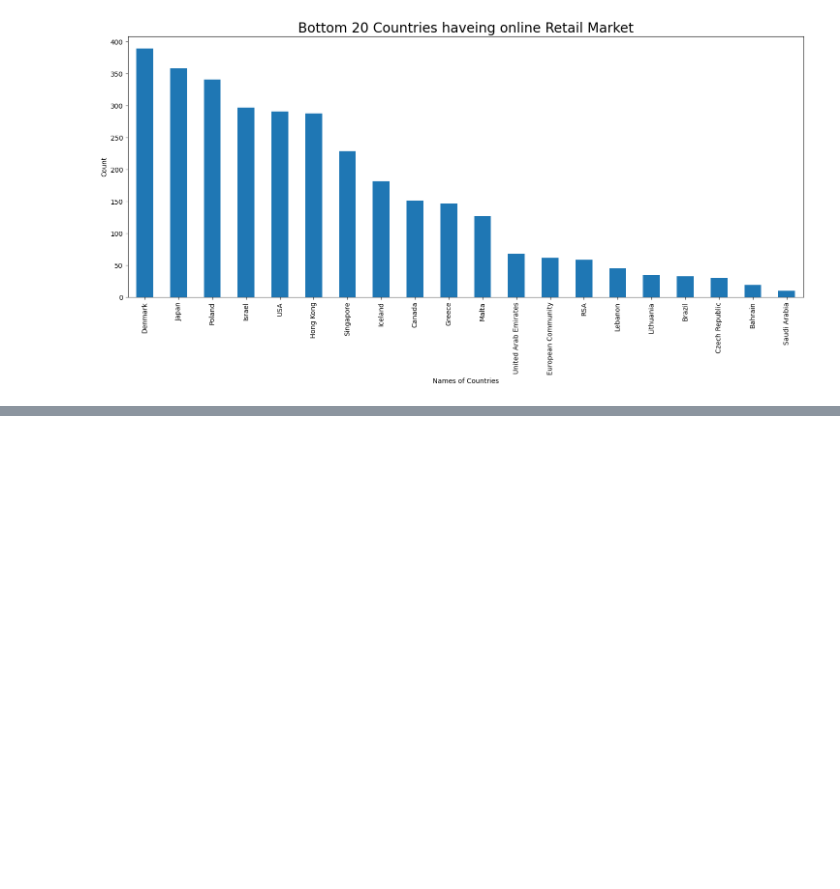
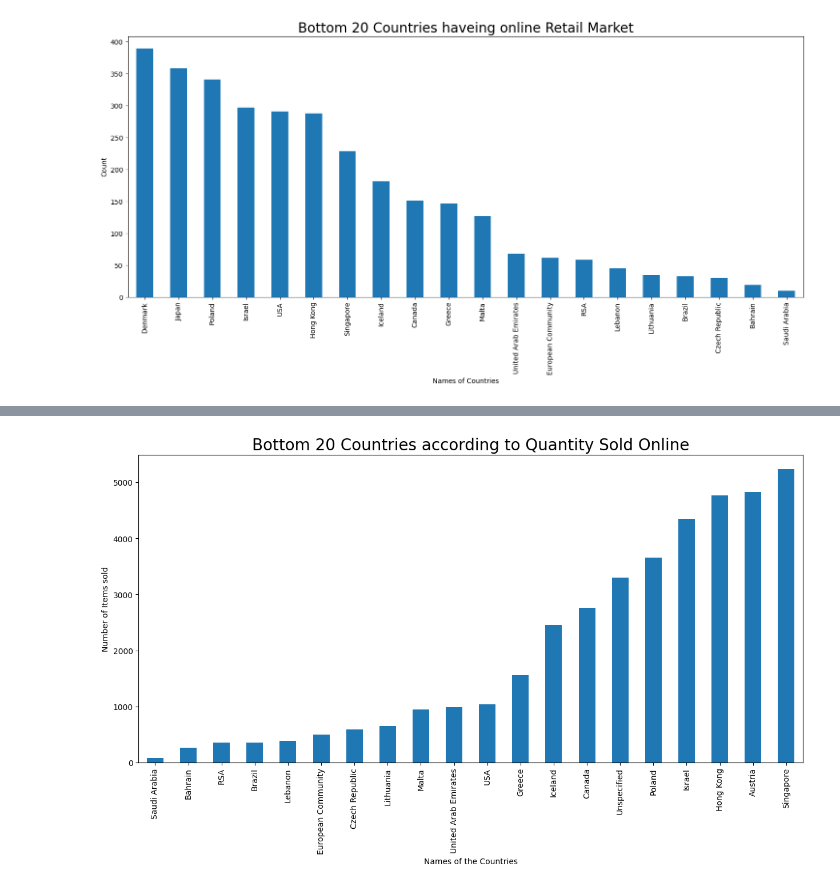
Before and after one commit to isauravmanitripathi/Online-Retail-Transaction, a Jupyter notebook: Online-Retail.ipynb, the cells around one changed output, grey strips where cells are left out. Cells and saved outputs as stored; diff of their text form; code cells hidden in the pictures; blank space fills up the shorter version.

```diff
--- a/Online-Retail.ipynb
+++ b/Online-Retail.ipynb
@@ -186,0 +208,10 @@ plt.show()
+# %%
+# Having a look at the bottom 20 Countries in terms of Qnaitites according to the countries
+
+data['Quantity'].groupby(data['Country']).agg('sum').sort_values(ascending = True).head(20).plot.bar(figsize = (15,7))
+plt.title('Bottom 20 Countries according to Quantity Sold Online', fontsize = 20)
+plt.xlabel('Names of the Countries')
+plt.ylabel('Number of Items sold')
+plt.show()
+# %% [output]
+[figure, added]
```
Also changed, not shown: parts of 15 cells of this notebook.
